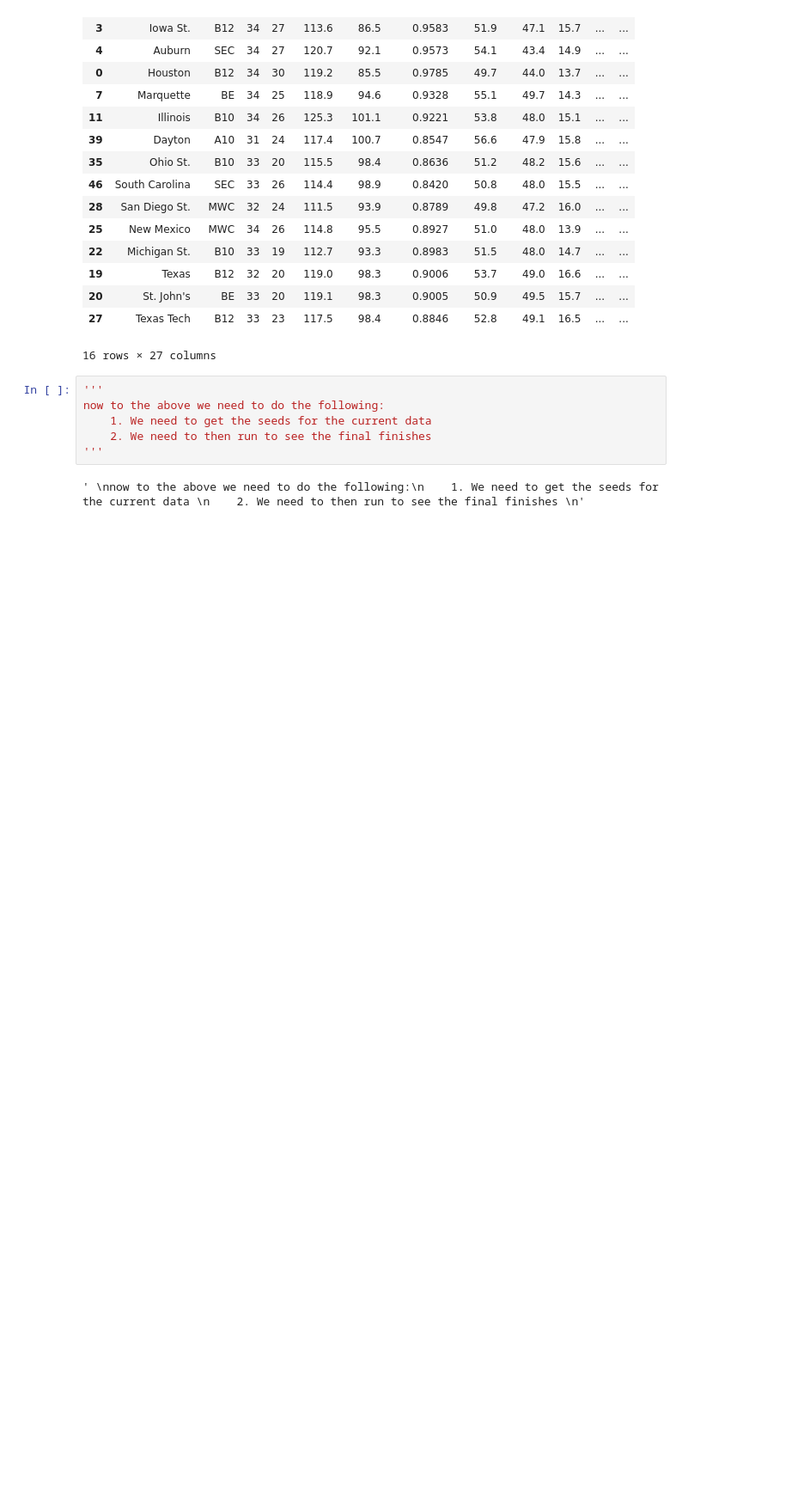
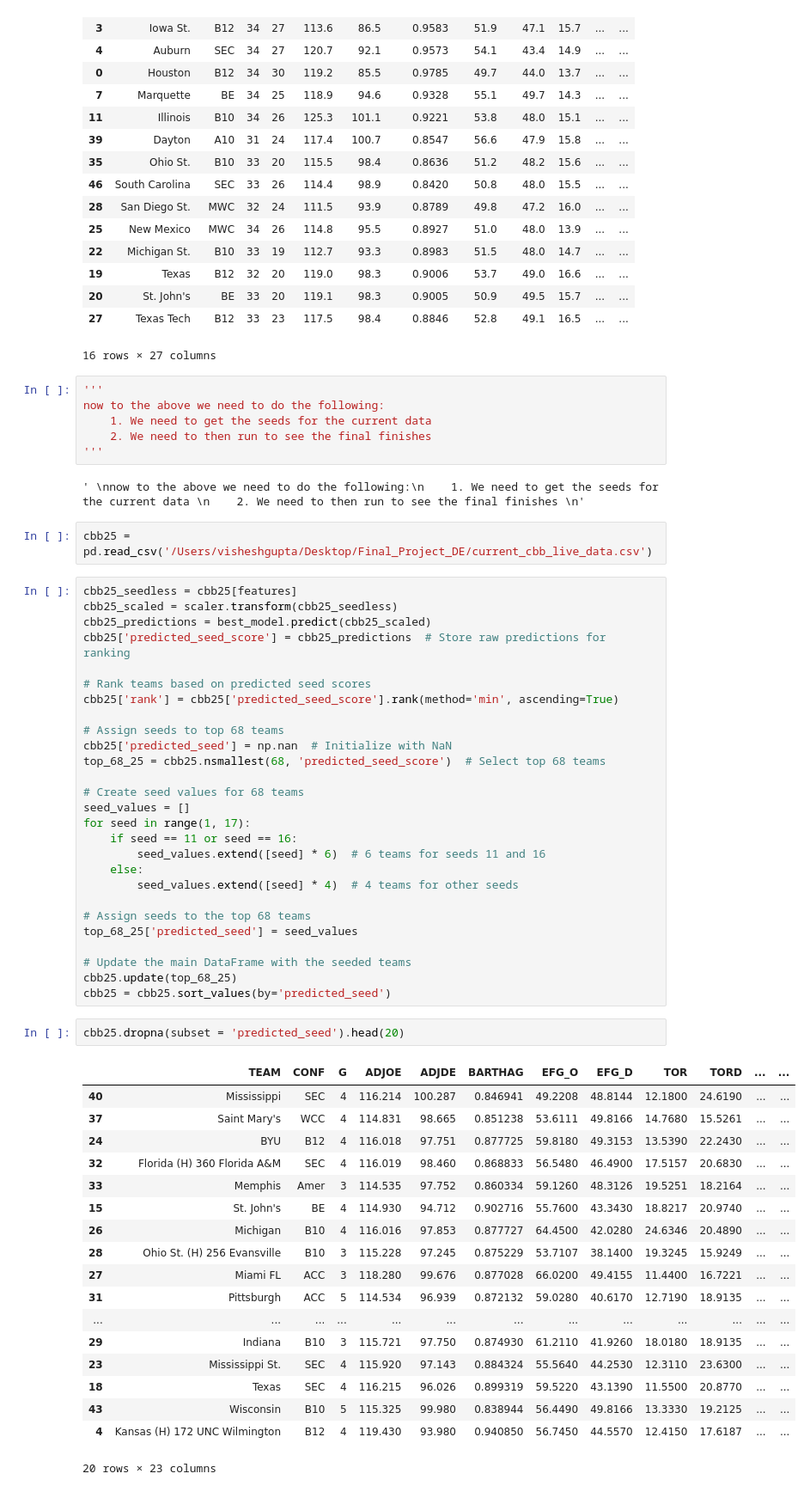
Before and after one commit to danishmaknojia/Final_Project_DE, a Jupyter notebook: data_clense.ipynb, the cells around one changed output. Shown at 86% size. Cells and saved outputs as stored; diff of their text form; blank space fills up the shorter version.

```diff
--- a/data_clense.ipynb
+++ b/data_clense.ipynb
@@ -374,3 +374,53 @@ now to the above we need to do the following:
 '''
 # %% [output]
 ' \nnow to the above we need to do the following:\n    1. We need to get the seeds for the current data \n    2. We need to then run to see the final finishes \n'
+# %%
+cbb25 = pd.read_csv('/Users/visheshgupta/Desktop/Final_Project_DE/current_cbb_live_data.csv')
+# %%
+cbb25_seedless = cbb25[features]
+cbb25_scaled = scaler.transform(cbb25_seedless)
+cbb25_predictions = best_model.predict(cbb25_scaled)
+cbb25['predicted_seed_score'] = cbb25_predictions  # Store raw predictions for ranking
+
+# Rank teams based on predicted seed scores
+cbb25['rank'] = cbb25['predicted_seed_score'].rank(method='min', ascending=True)
+
+# Assign seeds to top 68 teams
+cbb25['predicted_seed'] = np.nan  # Initialize with NaN
+top_68_25 = cbb25.nsmallest(68, 'predicted_seed_score')  # Select top 68 teams
+
+# Create seed values for 68 teams
+seed_values = []
+for seed in range(1, 17):
+    if seed == 11 or seed == 16:
+        seed_values.extend([seed] * 6)  # 6 teams for seeds 11 and 16
+    else:
+        seed_values.extend([seed] * 4)  # 4 teams for other seeds
+
+# Assign seeds to the top 68 teams
+top_68_25['predicted_seed'] = seed_values
+
+# Update the main DataFrame with the seeded teams
+cbb25.update(top_68_25)
+cbb25 = cbb25.sort_values(by='predicted_seed')
+# %%
+cbb25.dropna(subset = 'predicted_seed').head(20)
+# %% [output]
+|  | TEAM | CONF | G | ADJOE | ADJDE | BARTHAG | EFG_O | EFG_D | TOR | TORD | ... | ... |
+| 40 | Mississippi | SEC | 4 | 116.214 | 100.287 | 0.846941 | 49.2208 | 48.8144 | 12.1800 | 24.6190 | ... | ... |
+| 37 | Saint Mary's | WCC | 4 | 114.831 | 98.665 | 0.851238 | 53.6111 | 49.8166 | 14.7680 | 15.5261 | ... | ... |
+| 24 | BYU | B12 | 4 | 116.018 | 97.751 | 0.877725 | 59.8180 | 49.3153 | 13.5390 | 22.2430 | ... | ... |
+| 32 | Florida (H) 360 Florida A&M | SEC | 4 | 116.019 | 98.460 | 0.868833 | 56.5480 | 46.4900 | 17.5157 | 20.6830 | ... | ... |
+| 33 | Memphis | Amer | 3 | 114.535 | 97.752 | 0.860334 | 59.1260 | 48.3126 | 19.5251 | 18.2164 | ... | ... |
+| 15 | St. John's | BE | 4 | 114.930 | 94.712 | 0.902716 | 55.7600 | 43.3430 | 18.8217 | 20.9740 | ... | ... |
+| 26 | Michigan | B10 | 4 | 116.016 | 97.853 | 0.877727 | 64.4500 | 42.0280 | 24.6346 | 20.4890 | ... | ... |
+| 28 | Ohio St. (H) 256 Evansville | B10 | 3 | 115.228 | 97.245 | 0.875229 | 53.7107 | 38.1400 | 19.3245 | 15.9249 | ... | ... |
+| 27 | Miami FL | ACC | 3 | 118.280 | 99.676 | 0.877028 | 66.0200 | 49.4155 | 11.4400 | 16.7221 | ... | ... |
+| 31 | Pittsburgh | ACC | 5 | 114.534 | 96.939 | 0.872132 | 59.0280 | 40.6170 | 12.7190 | 18.9135 | ... | ... |
+| ... | ... | ... | ... | ... | ... | ... | ... | ... | ... | ... | ... | ... |
+| 29 | Indiana | B10 | 3 | 115.721 | 97.750 | 0.874930 | 61.2110 | 41.9260 | 18.0180 | 18.9135 | ... | ... |
+| 23 | Mississippi St. | SEC | 4 | 115.920 | 97.143 | 0.884324 | 55.5640 | 44.2530 | 12.3110 | 23.6300 | ... | ... |
+| 18 | Texas | SEC | 4 | 116.215 | 96.026 | 0.899319 | 59.5220 | 43.1390 | 11.5500 | 20.8770 | ... | ... |
+| 43 | Wisconsin | B10 | 5 | 115.325 | 99.980 | 0.838944 | 56.4490 | 49.8166 | 13.3330 | 19.2125 | ... | ... |
+| 4 | Kansas (H) 172 UNC Wilmington | B12 | 4 | 119.430 | 93.980 | 0.940850 | 56.7450 | 44.5570 | 12.4150 | 17.6187 | ... | ... |
+20 rows × 23 columns
```
Also changed, not shown: parts of 4 cells of this notebook, 3 other files.
